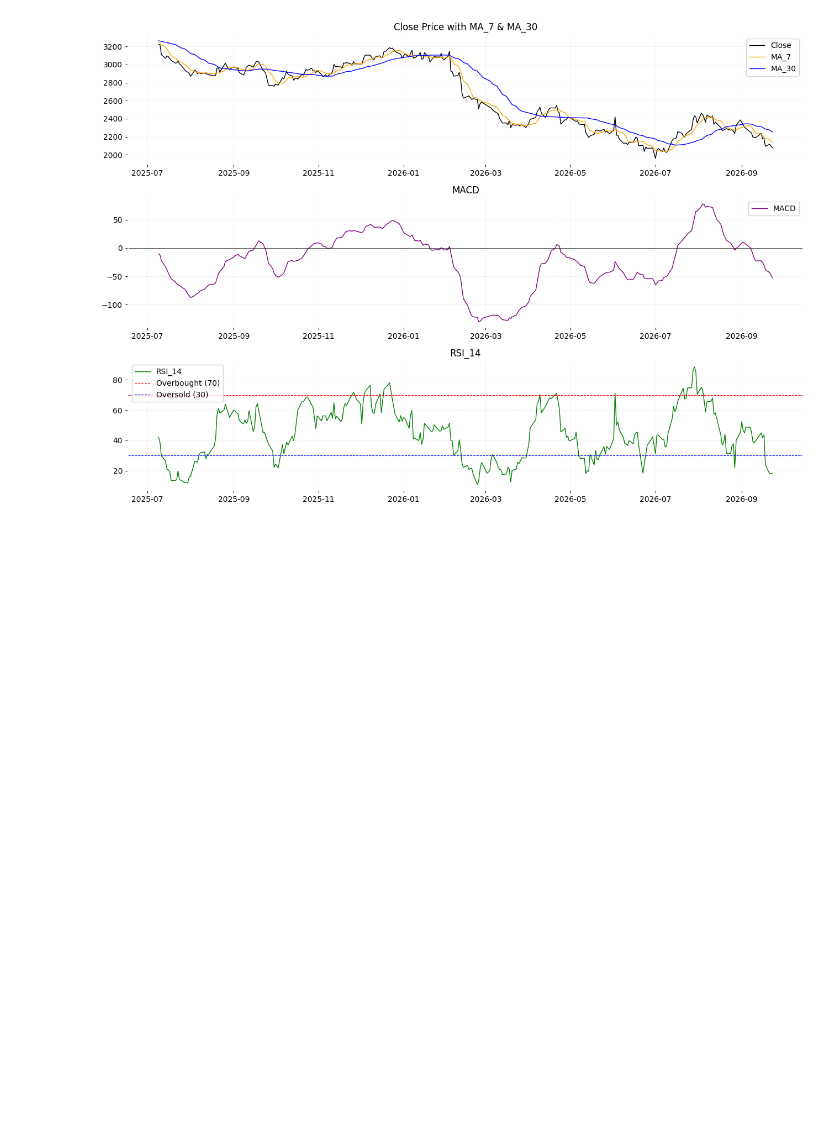
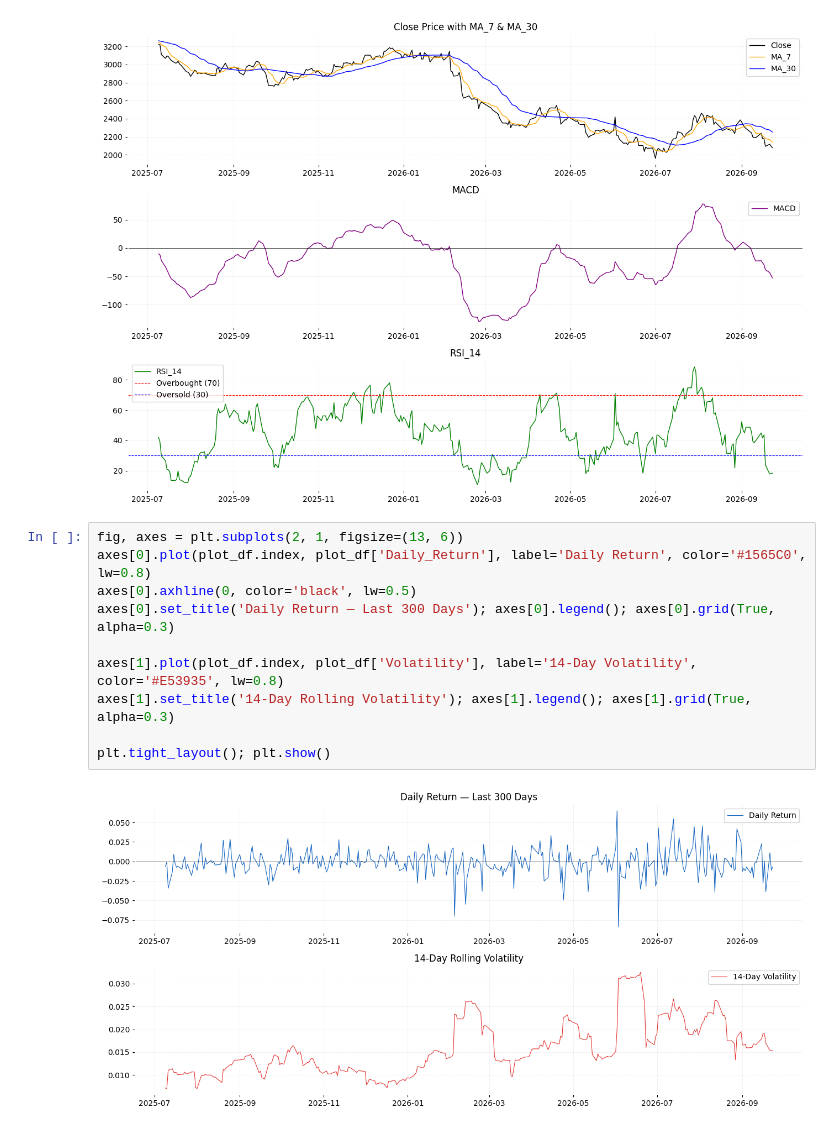
Before and after one commit to rishika790/AI-PORTFOLIO, a Jupyter notebook: DL_GRU_OHLCV_vs_Indicators.ipynb, the cells around one changed output. Saved outputs shown, nothing was run; the diff lists cells and outputs as text; blank space fills up the shorter version.

Commit message:
code: cell 44 — fig, axes = plt.subplots(2, 1, figsize=(13, 6))

```diff
--- a/DL_GRU_OHLCV_vs_Indicators.ipynb
+++ b/DL_GRU_OHLCV_vs_Indicators.ipynb
@@ -613,3 +613,15 @@ axes[2].set_title('RSI_14'); axes[2].legend(); axes[2].grid(True, alpha=0.3)
 plt.tight_layout(); plt.show()
 # %% [output]
 [figure]
+# %%
+fig, axes = plt.subplots(2, 1, figsize=(13, 6))
+axes[0].plot(plot_df.index, plot_df['Daily_Return'], label='Daily Return', color='#1565C0', lw=0.8)
+axes[0].axhline(0, color='black', lw=0.5)
+axes[0].set_title('Daily Return — Last 300 Days'); axes[0].legend(); axes[0].grid(True, alpha=0.3)
+
+axes[1].plot(plot_df.index, plot_df['Volatility'], label='14-Day Volatility', color='#E53935', lw=0.8)
+axes[1].set_title('14-Day Rolling Volatility'); axes[1].legend(); axes[1].grid(True, alpha=0.3)
+
+plt.tight_layout(); plt.show()
+# %% [output]
+[figure, added]
```
